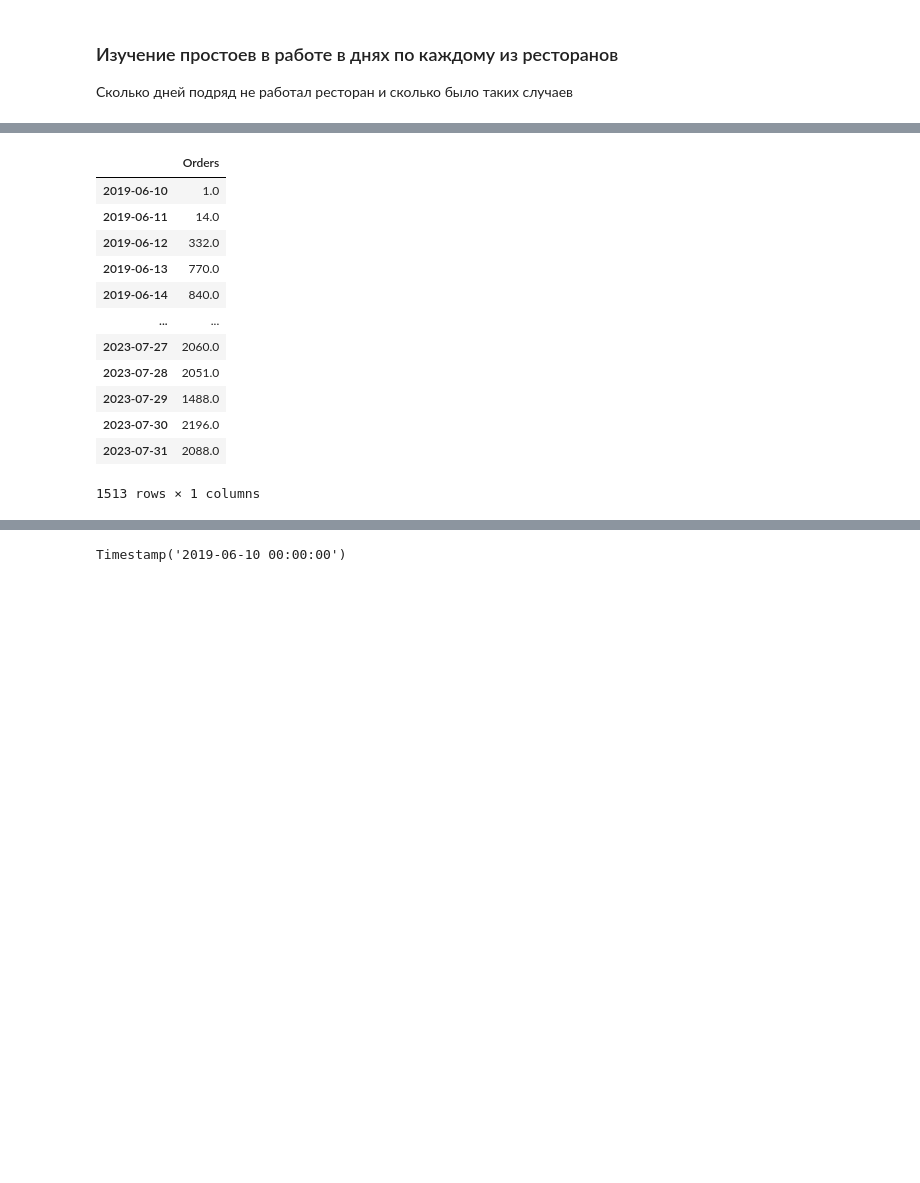
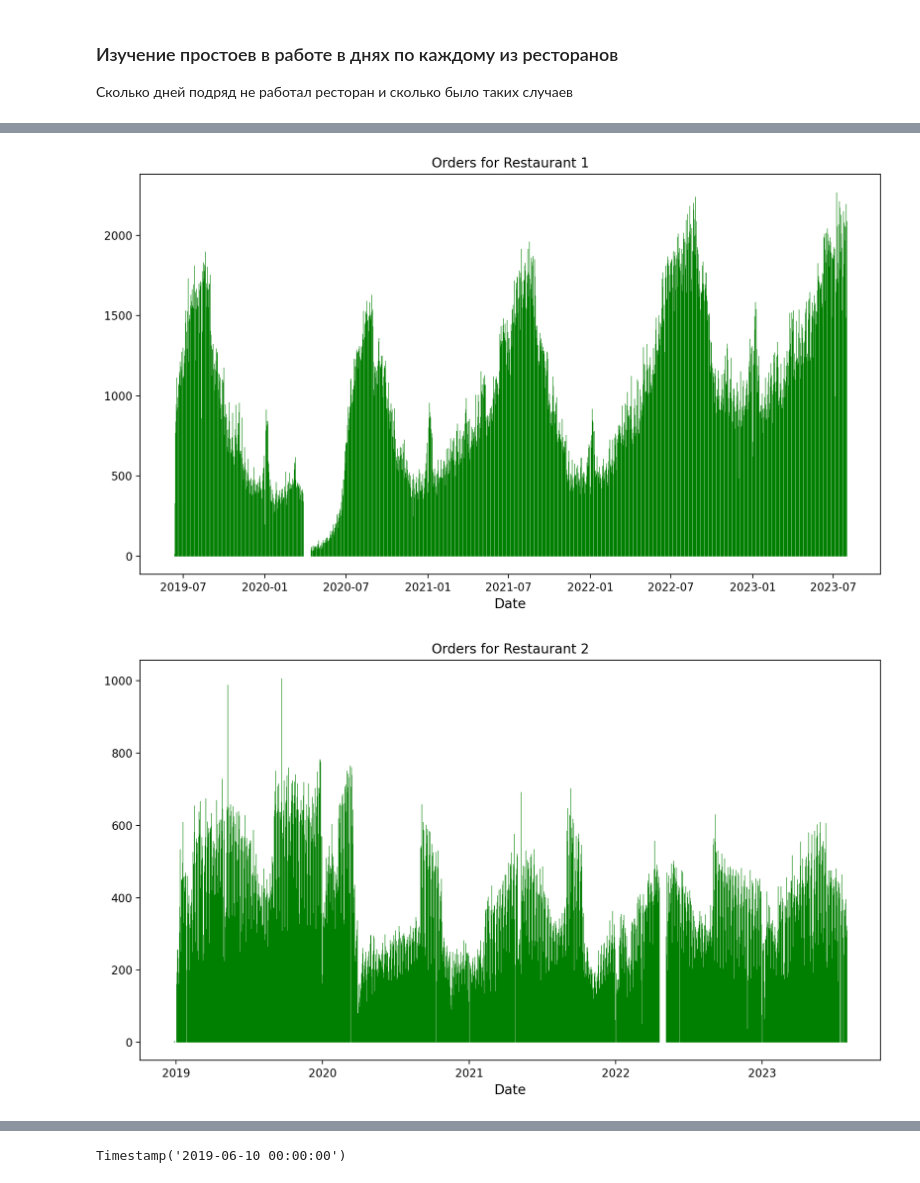
Before and after one commit to Chepell/Burger_King_TimeSeries, a Jupyter notebook: notebooks/1.0-Raw_Data_Preparation.ipynb, the cells around one changed output, grey strips where cells are left out. Drawn from its saved outputs; the diff is of its cells as text; code cells hidden in the pictures; blank space fills up the shorter version.

```diff
--- a/notebooks/1.0-Raw_Data_Preparation.ipynb
+++ b/notebooks/1.0-Raw_Data_Preparation.ipynb
@@ -136,20 +238,33 @@ df
 # %%
-df.set_index('Date', inplace=True)
-full_date_range = pd.date_range(start=df.index.min(), end=df.index.max(), freq='D')
-df = df.reindex(full_date_range)
+def transform_to_ts(df):
+    new_df = df.copy()
+    new_df.set_index('Date', inplace=True)
+    full_date_range = pd.date_range(start=new_df.index.min(), end=new_df.index.max(), freq='D')
+    new_df = new_df.reindex(full_date_range)
+    new_df.fillna(0, inplace=True)
+    new_df['Orders'] = new_df['Orders'].astype(int)
+
+    return new_df
-# %%
-df
-# %% [output]
-|  | Orders |
-| 2019-06-10 | 1.0 |
-| 2019-06-11 | 14.0 |
-| 2019-06-12 | 332.0 |
-| 2019-06-13 | 770.0 |
-| 2019-06-14 | 840.0 |
-| ... | ... |
-| 2023-07-27 | 2060.0 |
-| 2023-07-28 | 2051.0 |
-| 2023-07-29 | 1488.0 |
-| 2023-07-30 | 2196.0 |
-| 2023-07-31 | 2088.0 |
-1513 rows × 1 columns
+# %%
+rest_ts_list = []
+
+for rest_df in rest_df_list:
+    rest_ts_list.append(transform_to_ts(rest_df))
+# %%
+def plot_orders_ts(df, title=""):
+    fig, ax = plt.subplots(figsize=(10, 6))
+
+    ax.vlines(df.index, 0, df["Orders"], color="green", linewidth=0.5)
+    ax.set_title("Orders" + title)
+    ax.tick_params(axis="y", labelsize=10)
+
+    plt.xlabel("Date", fontsize=12)
+    plt.tight_layout()
+    plt.show()
+# %%
+for i, rest_ts in enumerate(rest_ts_list):
+    title = f" for Restaurant {i+1}"
+    plot_orders_ts(rest_ts, title)
+# %% [output]
+[figure, added]
+[figure, added]
```
Also changed, not shown: parts of 31 cells of this notebook, 1 other file.
